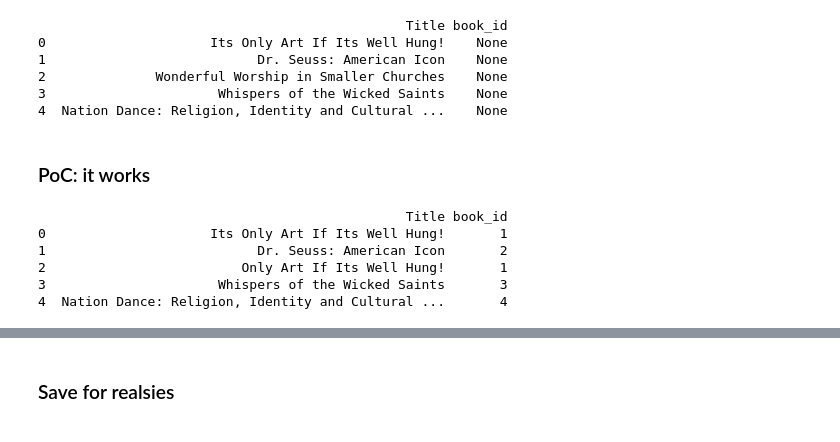
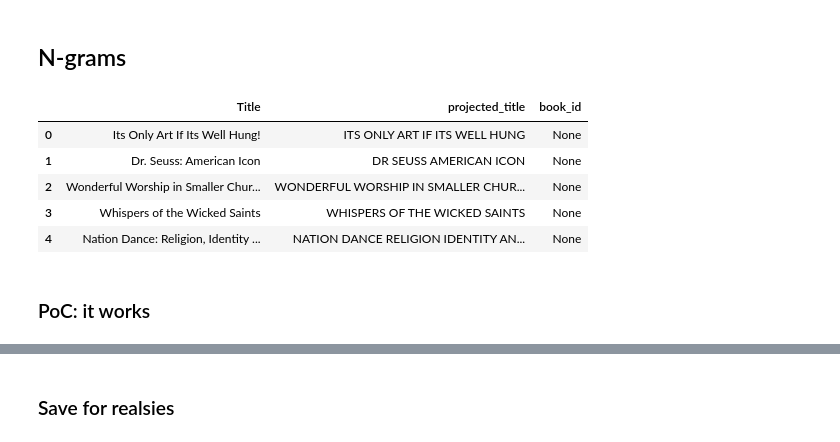
Before and after one commit to feyclan/WT_analysis, a Jupyter notebook: ngrams.ipynb, the cells around one changed output, grey strips where cells are left out. Cells and saved outputs as stored; diff of their text form; code cells hidden in the pictures.

Commit message:
Investigated number of duplicates with previous n-grams method compared to projection. Made a new n-gram algorithm that runs off projected_titles. Founds some redundancies in the algorithm.

```diff
--- a/ngrams.ipynb
+++ b/ngrams.ipynb
@@ -10,0 +12,3 @@ import matplotlib.pyplot as plt
+# %%
+books = pd.read_csv("data_sets/Books_Raw.csv", usecols = ['Title'])
+books.dropna(subset=['Title'], inplace=True)
@@ -10,0 +17,12 @@ import matplotlib.pyplot as plt
+# %%
+def title_projection(title_string):
+    """
+    Create a surjective fct to compare titles.
+    In particular, let's remove punctuation marks and convert everything to lowercase letters
+    """
+    assert title_string != None, "Surprise: "
+    remove_punctuations = ''.join([char for char in title_string if (char not in string.punctuation)])
+    lower_cases = remove_punctuations.upper()
+    return lower_cases
+
+title_projection("h! j,./?;;$#@% ^& *()''")
@@ -10,0 +31,3 @@ import matplotlib.pyplot as plt
+# %%
+books["projected_title"] = books["Title"].apply(title_projection)
+books.head()
@@ -11,13 +41,14 @@ import matplotlib.pyplot as plt
+# %% [markdown]
+## N-grams
 # %%
-books = pd.read_csv("data_sets/Books_Raw.csv", usecols = ['Title'])
 books['book_id'] = None
-print(books.head())
+books.head()
 # %% [output]
-                                               Title book_id
-0                     Its Only Art If Its Well Hung!    None
-1                           Dr. Seuss: American Icon    None
-2              Wonderful Worship in Smaller Churches    None
-3                      Whispers of the Wicked Saints    None
-4  Nation Dance: Religion, Identity and Cultural ...    None
+|  | Title | projected_title | book_id |
+| 0 | Its Only Art If Its Well Hung! | ITS ONLY ART IF ITS WELL HUNG | None |
+| 1 | Dr. Seuss: American Icon | DR SEUSS AMERICAN ICON | None |
+| 2 | Wonderful Worship in Smaller Chur... | WONDERFUL WORSHIP IN SMALLER CHUR... | None |
+| 3 | Whispers of the Wicked Saints | WHISPERS OF THE WICKED SAINTS | None |
+| 4 | Nation Dance: Religion, Identity ... | NATION DANCE RELIGION IDENTITY AN... | None |
 # %%
 def generate_ngrams(text, n=3):
@@ -59,13 +93,5 @@ def assign_book_ids(df_in, n=3, threshold=0.8):
 ### PoC: it works
 # %%
 books_dummy = books.copy()
-books_dummy.iloc[2,0] = "Only Art If Its Well Hung!"
-df_dummy = assign_book_ids(books_dummy.head(5), threshold=0.8)
-print(df_dummy)
+books_dummy.iloc[2,0] = "Its Only, Art. If Its Well; Hung!"
+books_dummy["projected_title"] = books_dummy["Title"].apply(title_projection) # Also need to update these projected titles
-# %% [output]
-                                               Title book_id
-0                     Its Only Art If Its Well Hung!       1
-1                           Dr. Seuss: American Icon       2
-2                         Only Art If Its Well Hung!       1
-3                      Whispers of the Wicked Saints       3
-4  Nation Dance: Religion, Identity and Cultural ...       4
```
Also changed, not shown: parts of 17 cells of this notebook, 2 other files.
